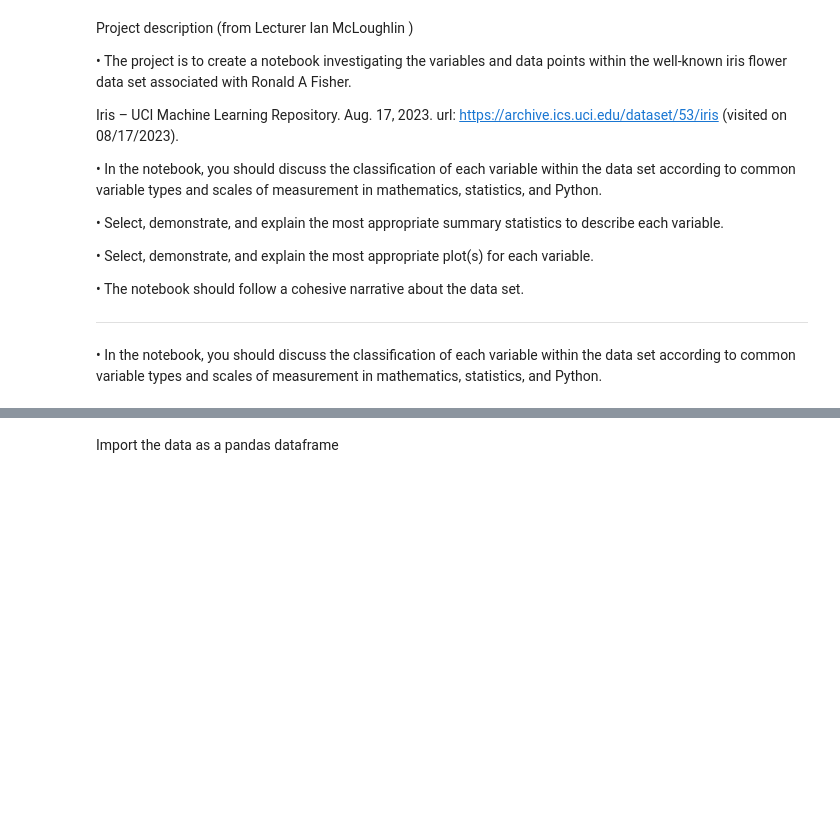
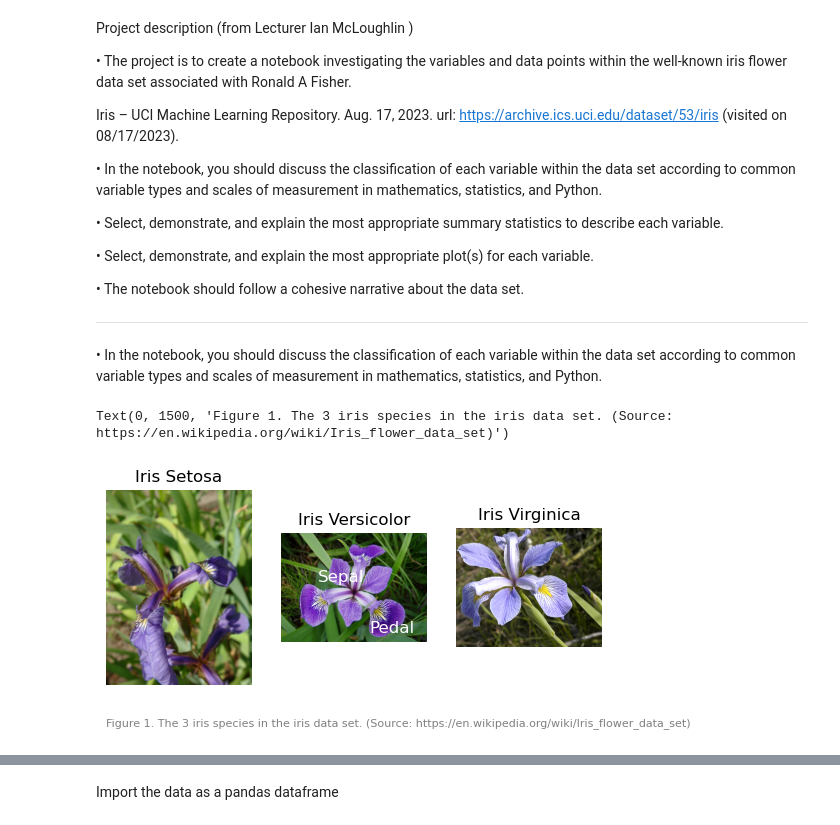
Before and after one commit to shanekeenan/fundamentals_of_data_analysis, a Jupyter notebook: project.ipynb, the cells around one changed output, grey strips where cells are left out. Drawn from its saved outputs; the diff is of its cells as text; code cells hidden in the pictures; blank space fills up the shorter version.

Commit message:
Work on Task 5 more to do. Some work on the project. insert pictures and description

```diff
--- a/project.ipynb
+++ b/project.ipynb
@@ -48,0 +50,21 @@ import random
+# %%
+image1 = Image.open("C:\\Users\\shane\\Desktop\\HDip in Data Analytics\\Semester 2\\Fundamentals of Data Analysis\\fundamentals_of_data_analysis\\project data\\img\\Iris_setosa.jpg")
+image2 = Image.open("C:\\Users\\shane\\Desktop\\HDip in Data Analytics\\Semester 2\\Fundamentals of Data Analysis\\fundamentals_of_data_analysis\\project data\\img\\Iris_versicolor.jpg")
+image3 = Image.open("C:\\Users\\shane\\Desktop\\HDip in Data Analytics\\Semester 2\\Fundamentals of Data Analysis\\fundamentals_of_data_analysis\\project data\\img\\Iris_virginica.jpg")
+fig, (ax1, ax2, ax3) = plt.subplots(1, 3)
+ax1.imshow(image1)
+ax2.imshow(image2)
+ax3.imshow(image3)
+ax1.axis('off')
+ax2.axis('off')
+ax3.axis('off')
+ax1.set_title("Iris Setosa")
+ax2.set_title("Iris Versicolor")
+ax3.set_title("Iris Virginica")
+ax2.text(500, 500, 'Sepal', color='white', fontsize=12, ha='left', va='top', alpha=1)
+ax2.text(1200, 1200, 'Pedal', color='white', fontsize=12, ha='left', va='top', alpha=1)
+ax1.text(0, 1500, 'Figure 1. The 3 iris species in the iris data set. (Source: https://en.wikipedia.org/wiki/Iris_flower_data_set)', color='black', fontsize=8, ha='left', va='top', alpha=0.5)
+#plt.arrow(2,5,4,2,width=.3, edgecolor='green',facecolor='red',linestyle='--',linewidth=3)
+# %% [output]
+Text(0, 1500, 'Figure 1. The 3 iris species in the iris data set. (Source: https://en.wikipedia.org/wiki/Iris_flower_data_set)')
+[figure, added]
```
Also changed, not shown: parts of 5 cells of this notebook, 1 other file.
